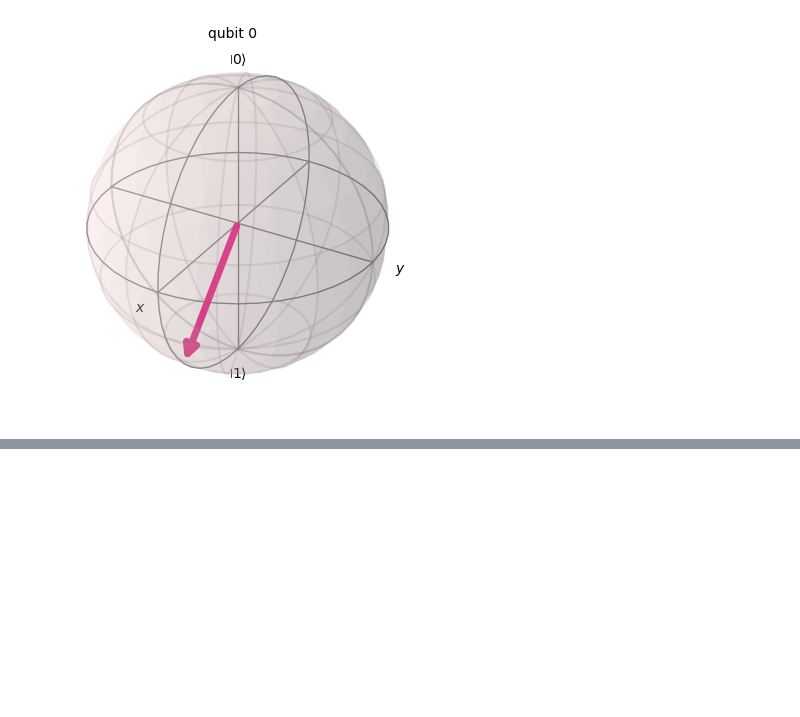
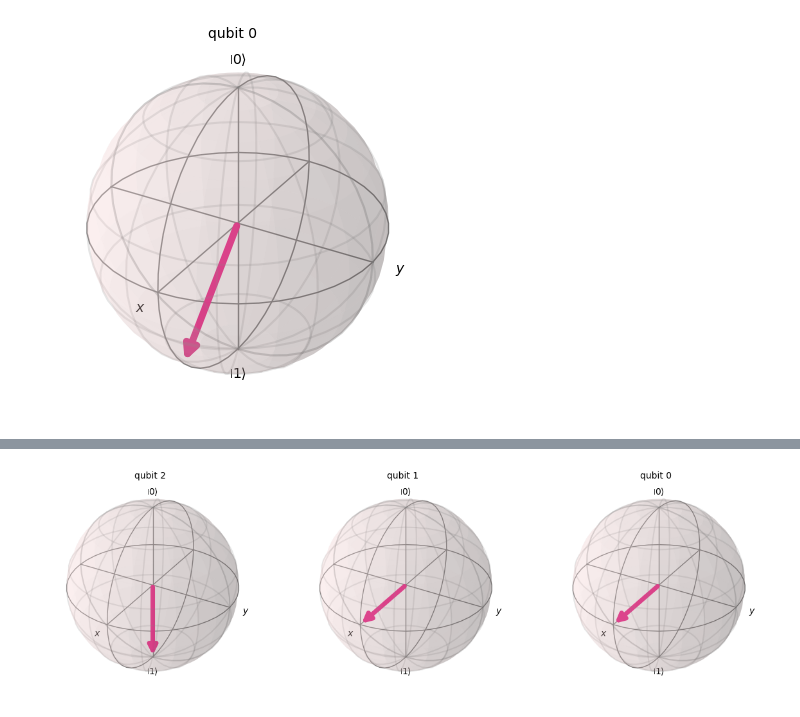
Before and after one commit to VRGQuantumTech/learning_qiskit, a Jupyter notebook: exam_exercices.ipynb, the cells around one changed output, grey strips where cells are left out. Saved outputs shown, nothing was run; the diff lists cells and outputs as text; code cells hidden in the pictures; blank space fills up the shorter version.

```diff
--- a/exam_exercices.ipynb
+++ b/exam_exercices.ipynb
@@ -145,0 +189,4 @@ qc = QuantumCircuit(inp_reg, ancilla)
+# %%
+plot_bloch_multivector(qc_state, reverse_bits = True)
+# %% [output]
+[figure, added]
```
Also changed, not shown: parts of 11 cells of this notebook.
